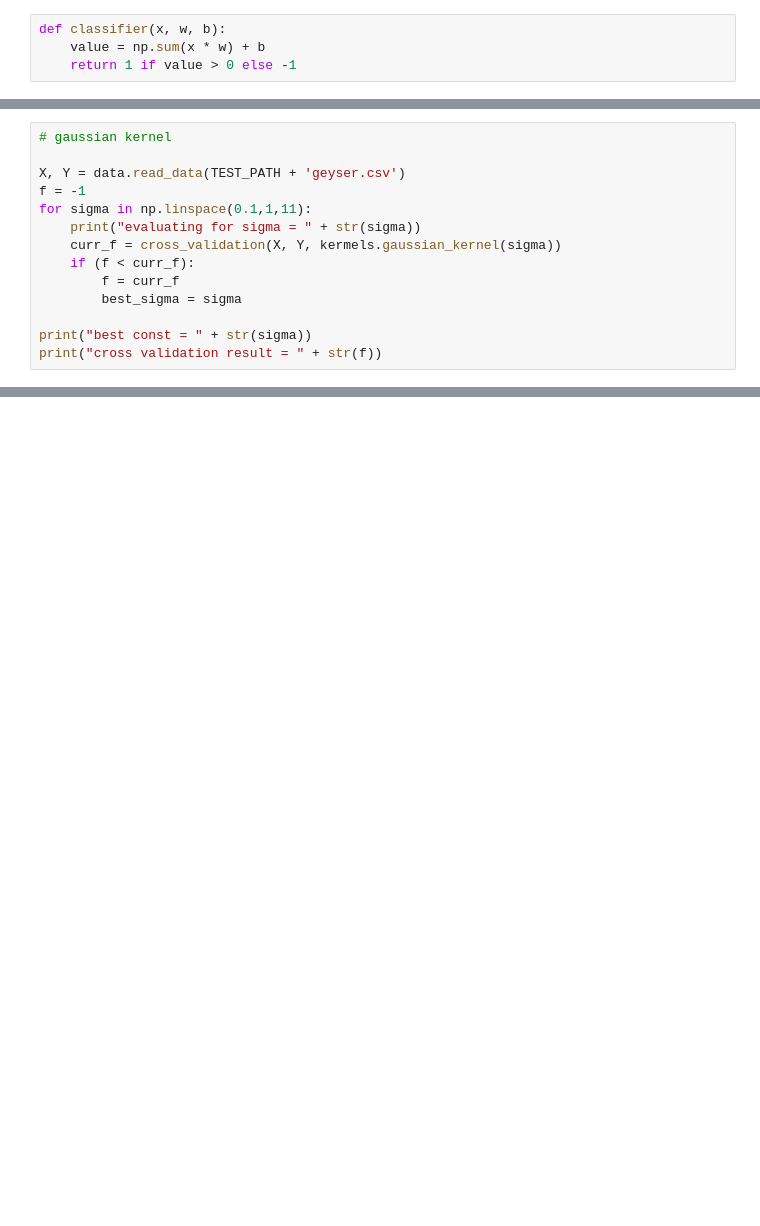
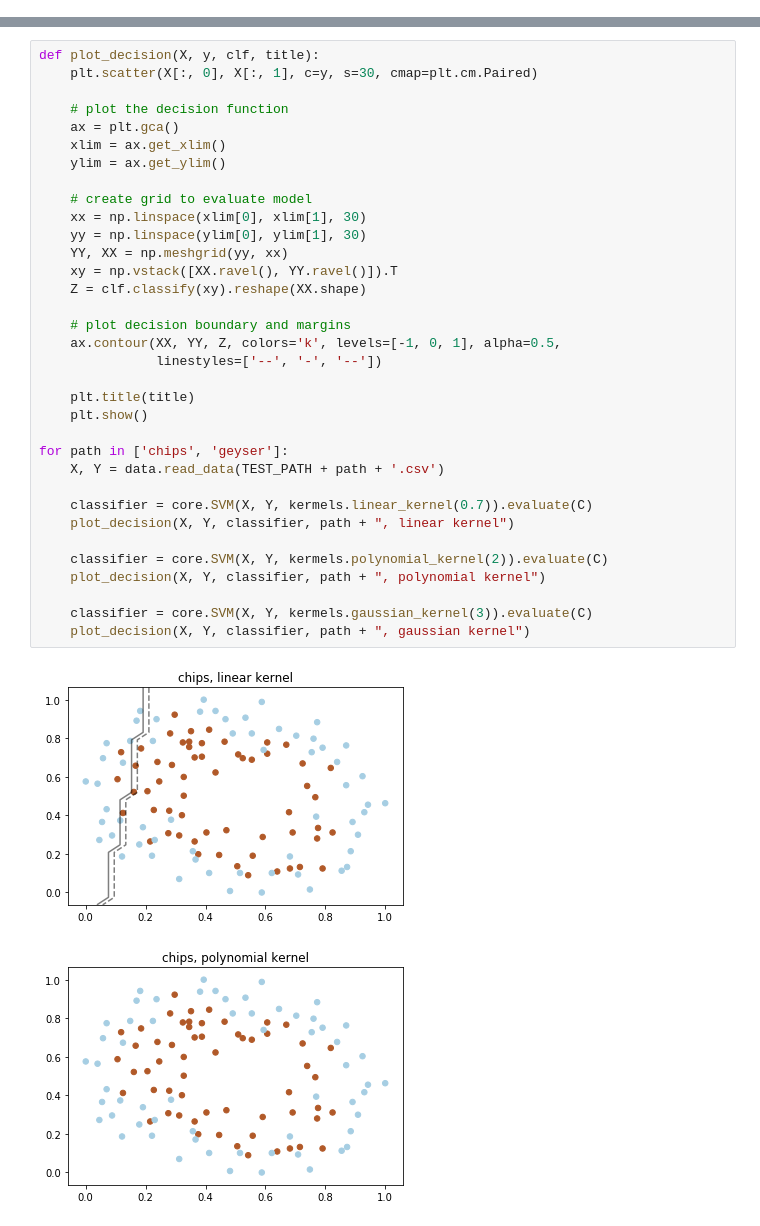
Before and after one commit to SerTelnov/machine-learning, a Jupyter notebook: labs/svm/main.ipynb, the cells around one changed output, grey strips where cells are left out. Drawn from its saved outputs; the diff is of its cells as text; blank space fills up the shorter version.

```diff
--- a/labs/svm/main.ipynb
+++ b/labs/svm/main.ipynb
@@ -12,9 +13,5 @@ import kermels
 TEST_PATH = 'resources/'
 
 C = 1
-# %%
-def classifier(x, w, b):
-    value = np.sum(x * w) + b
-    return 1 if value > 0 else -1
 # %%
 def cross_validation(X, Y, kermel_func):
@@ -90,14 +50,0 @@ cross validation result = 0.9023565972945791
-# %%
-# gaussian kernel
-
-X, Y = data.read_data(TEST_PATH + 'geyser.csv')
-f = -1
-for sigma in np.linspace(0.1,1,11):
-    print("evaluating for sigma = " + str(sigma))
-    curr_f = cross_validation(X, Y, kermels.gaussian_kernel(sigma))
-    if (f < curr_f):
-        f = curr_f
-        best_sigma = sigma
-
-print("best const = " + str(sigma))
-print("cross validation result = " + str(f))
@@ -170,0 +110,37 @@ plot_decision(X, Y, w, b, "geyser, gaussian kernel")
+# %%
+def plot_decision(X, y, clf, title):
+    plt.scatter(X[:, 0], X[:, 1], c=y, s=30, cmap=plt.cm.Paired)
+
+    # plot the decision function
+    ax = plt.gca()
+    xlim = ax.get_xlim()
+    ylim = ax.get_ylim()
+
+    # create grid to evaluate model
+    xx = np.linspace(xlim[0], xlim[1], 30)
+    yy = np.linspace(ylim[0], ylim[1], 30)
+    YY, XX = np.meshgrid(yy, xx)
+    xy = np.vstack([XX.ravel(), YY.ravel()]).T
+    Z = clf.classify(xy).reshape(XX.shape)
+
+    # plot decision boundary and margins
+    ax.contour(XX, YY, Z, colors='k', levels=[-1, 0, 1], alpha=0.5,
+               linestyles=['--', '-', '--'])
+
+    plt.title(title)
+    plt.show()
+
+for path in ['chips', 'geyser']:
+    X, Y = data.read_data(TEST_PATH + path + '.csv')
+
+    classifier = core.SVM(X, Y, kermels.linear_kernel(0.7)).evaluate(C)
+    plot_decision(X, Y, classifier, path + ", linear kernel")
+
+    classifier = core.SVM(X, Y, kermels.polynomial_kernel(2)).evaluate(C)
+    plot_decision(X, Y, classifier, path + ", polynomial kernel")
+
+    classifier = core.SVM(X, Y, kermels.gaussian_kernel(3)).evaluate(C)
+    plot_decision(X, Y, classifier, path + ", gaussian kernel")
+# %% [output]
+[figure, added]
+[figure, added]
```
Also changed, not shown: parts of 10 cells of this notebook, 4 other files.
